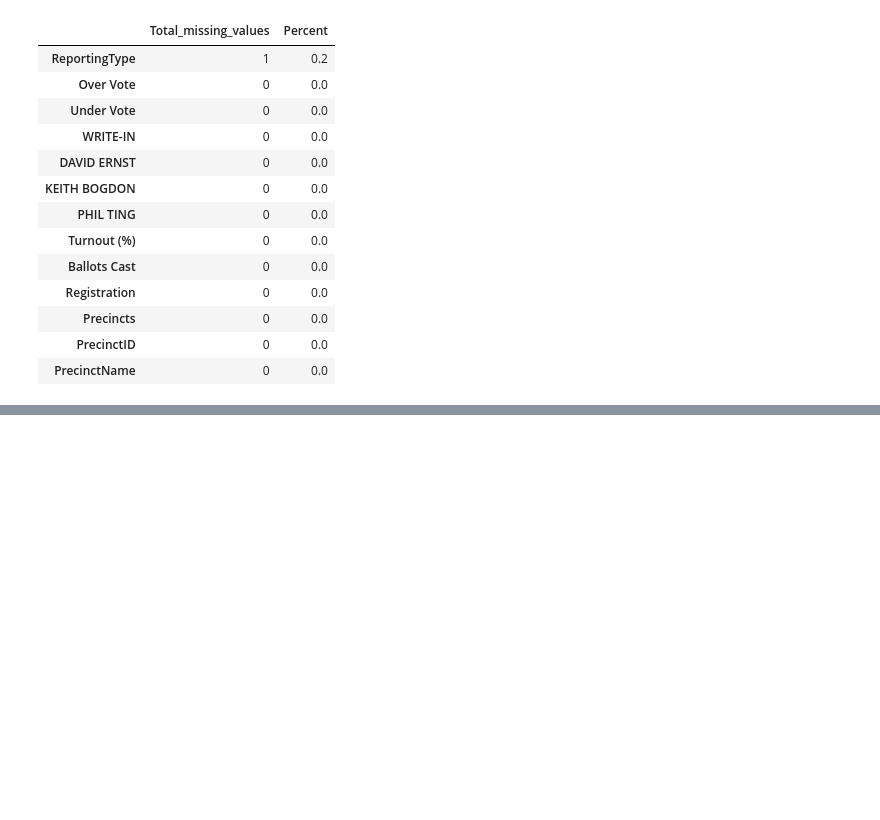
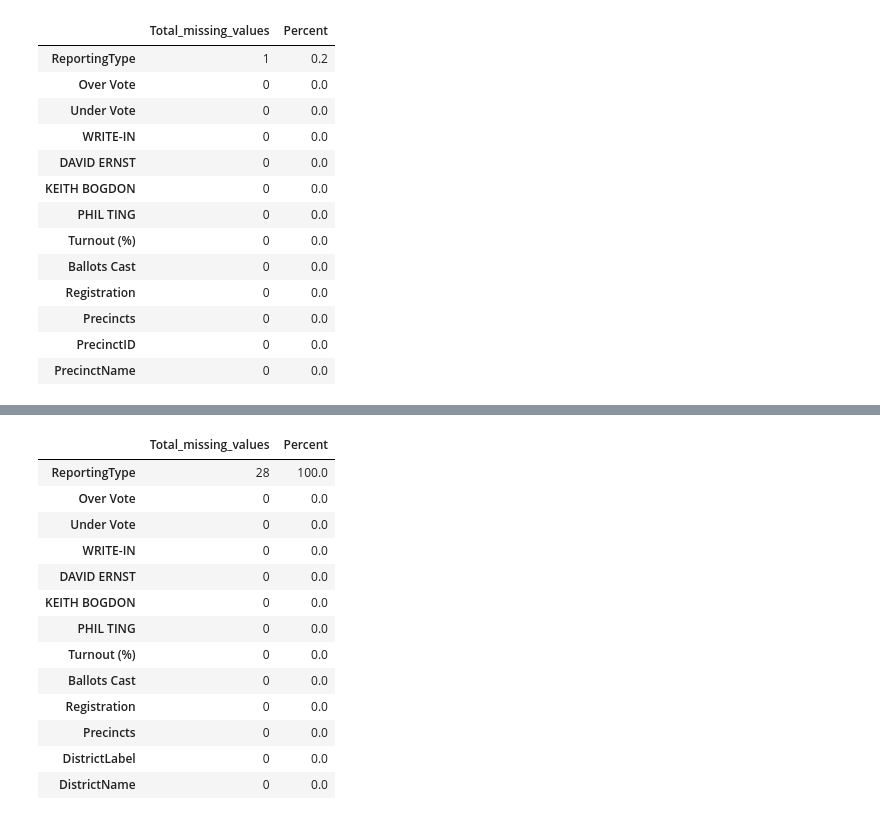
Before and after one commit to liyouzhang/Voters_profiles, a Jupyter notebook: VF.ipynb, the cells around one changed output, grey strips where cells are left out. Drawn from its saved outputs; the diff is of its cells as text; code cells hidden in the pictures; blank space fills up the shorter version.

```diff
--- a/VF.ipynb
+++ b/VF.ipynb
@@ -323,0 +332,17 @@ prec3
+# %%
+missing_values(prec2)
+# %% [output]
+|  | Total_missing_values | Percent |
+| ReportingType | 28 | 100.0 |
+| Over Vote | 0 | 0.0 |
+| Under Vote | 0 | 0.0 |
+| WRITE-IN | 0 | 0.0 |
+| DAVID ERNST | 0 | 0.0 |
+| KEITH BOGDON | 0 | 0.0 |
+| PHIL TING | 0 | 0.0 |
+| Turnout (%) | 0 | 0.0 |
+| Ballots Cast | 0 | 0.0 |
+| Registration | 0 | 0.0 |
+| Precincts | 0 | 0.0 |
+| DistrictLabel | 0 | 0.0 |
+| DistrictName | 0 | 0.0 |
```
Also changed, not shown: parts of 4 cells of this notebook.
